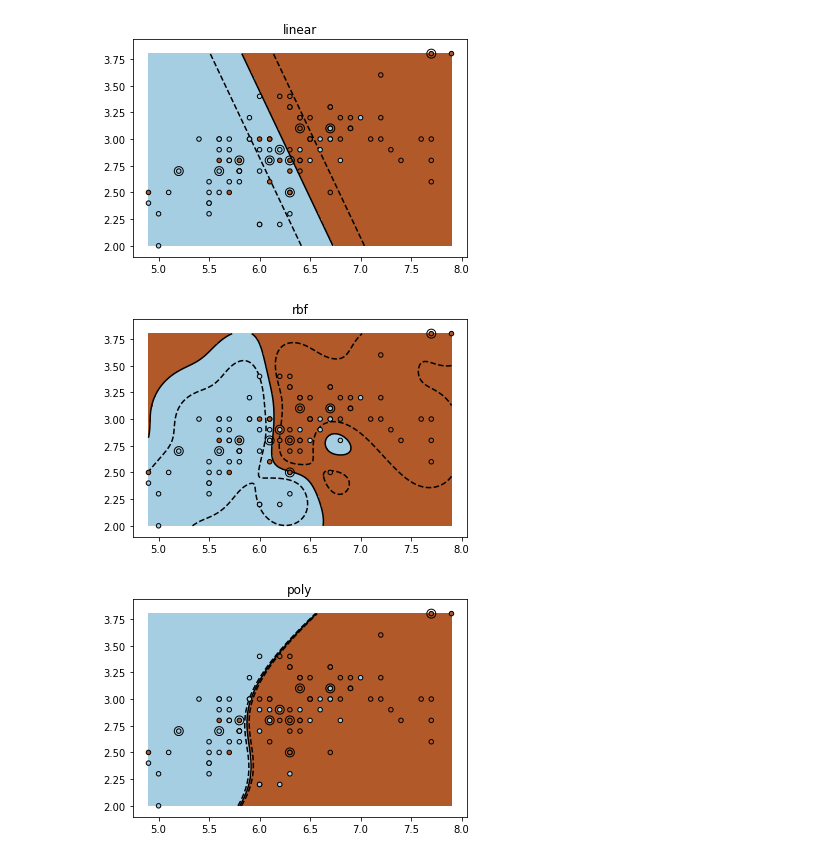
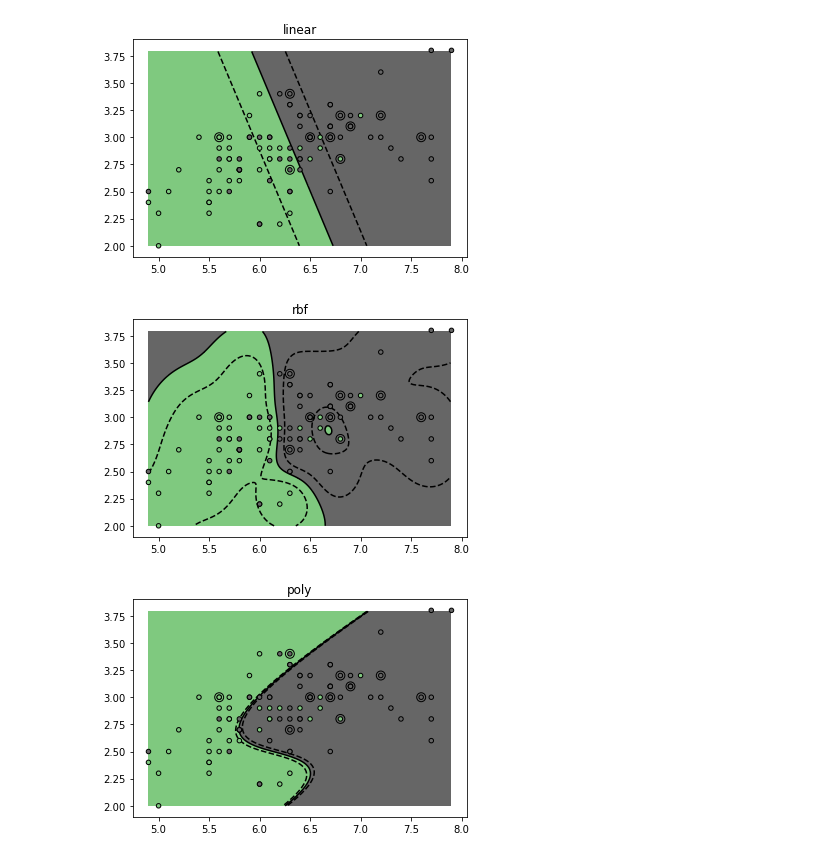
Before and after one commit to mohan-mj/Kernel-SVM, a Jupyter notebook: SVM_Iris_Visualization.ipynb, the cells around one changed output. Cells and saved outputs as stored; diff of their text form; code cells hidden in the pictures.

```diff
--- a/SVM_Iris_Visualization.ipynb
+++ b/SVM_Iris_Visualization.ipynb
@@ -29,4 +29,7 @@ print(y)
 # %%
 X = X[y != 0, :2]
 y = y[y != 0]
+# %%
+from sklearn.model_selection import train_test_split
+X_train, X_test, y_train, y_test = train_test_split(X, y, test_size = 0.1, random_state = 0)
 # %%
@@ -34,10 +37,10 @@ n_sample = len(X)
 # %%
-np.random.seed(0)
-order = np.random.permutation(n_sample)
-X = X[order]
-y = y[order].astype(np.float)
+# np.random.seed(0)
+# order = np.random.permutation(n_sample)
+# X = X[order]
+# y = y[order].astype(np.float)
 # %%
-X_train = X[:int(.9 * n_sample)]
-y_train = y[:int(.9 * n_sample)]
-X_test = X[int(.9 * n_sample):]
-y_test = y[int(.9 * n_sample):]
+# X_train = X[:int(.9 * n_sample)]
+# y_train = y[:int(.9 * n_sample)]
+# X_test = X[int(.9 * n_sample):]
+# y_test = y[int(.9 * n_sample):]
@@ -44,36 +79,39 @@ y_test = y[int(.9 * n_sample):]
 # %%
 # fit the model
 for fig_num, kernel in enumerate(('linear', 'rbf', 'poly')):
-    clf = svm.SVC(kernel=kernel, gamma=10)
-    clf.fit(X_train, y_train)
+    classifier = svm.SVC(kernel=kernel, gamma=10)
+    classifier.fit(X_train, y_train)
 
     plt.figure(fig_num)
     plt.clf()
-    plt.scatter(X[:, 0], X[:, 1], c=y, zorder=10, cmap=plt.cm.Paired,
+    plt.scatter(X[:, 0], X[:, 1], c=y, zorder=10, cmap=plt.cm.Accent,
                 edgecolor='k', s=20)
 
     # Circle out the test data
     plt.scatter(X_test[:, 0], X_test[:, 1], s=80, facecolors='none',
                 zorder=10, edgecolor='k')
 
     plt.axis('tight')
     x_min = X[:, 0].min()
     x_max = X[:, 0].max()
     y_min = X[:, 1].min()
     y_max = X[:, 1].max()
 
-    XX, YY = np.mgrid[x_min:x_max:200j, y_min:y_max:200j]
-    Z = clf.decision_function(np.c_[XX.ravel(), YY.ravel()])
+    x_grid, y_grid = np.meshgrid(np.arange(x_min, x_max, step=0.01), np.arange(y_min, y_max, step=0.01))
+
+    #decision_function returns distance of the samples X to the separating hyperplane
+    Z = classifier.decision_function(np.array([x_grid.ravel(), y_grid.ravel()]).T)
 
     # Put the result into a color plot
-    Z = Z.reshape(XX.shape)
-    plt.pcolormesh(XX, YY, Z > 0, cmap=plt.cm.Paired)
-    plt.contour(XX, YY, Z, colors=['k', 'k', 'k'],
-                linestyles=['--', '-', '--'], levels=[-.5, 0, .5])
+    Z = Z.reshape(x_grid.shape)
+    plt.pcolormesh(x_grid, y_grid, Z > 0, cmap=plt.cm.Accent)
+
+    plt.contour(x_grid, y_grid, Z, colors=['k', 'k', 'k'],
+                   linestyles=['--', '-', '--'], levels=[-.5, 0, .5])
 
     plt.title(kernel)
 plt.show()
 # %% [output]
-[figure, old version]
+[figure, new version]
-[figure, old version]
+[figure, new version]
-[figure, old version]
+[figure, new version]
```
Also changed, not shown: parts of 5 cells of this notebook.
